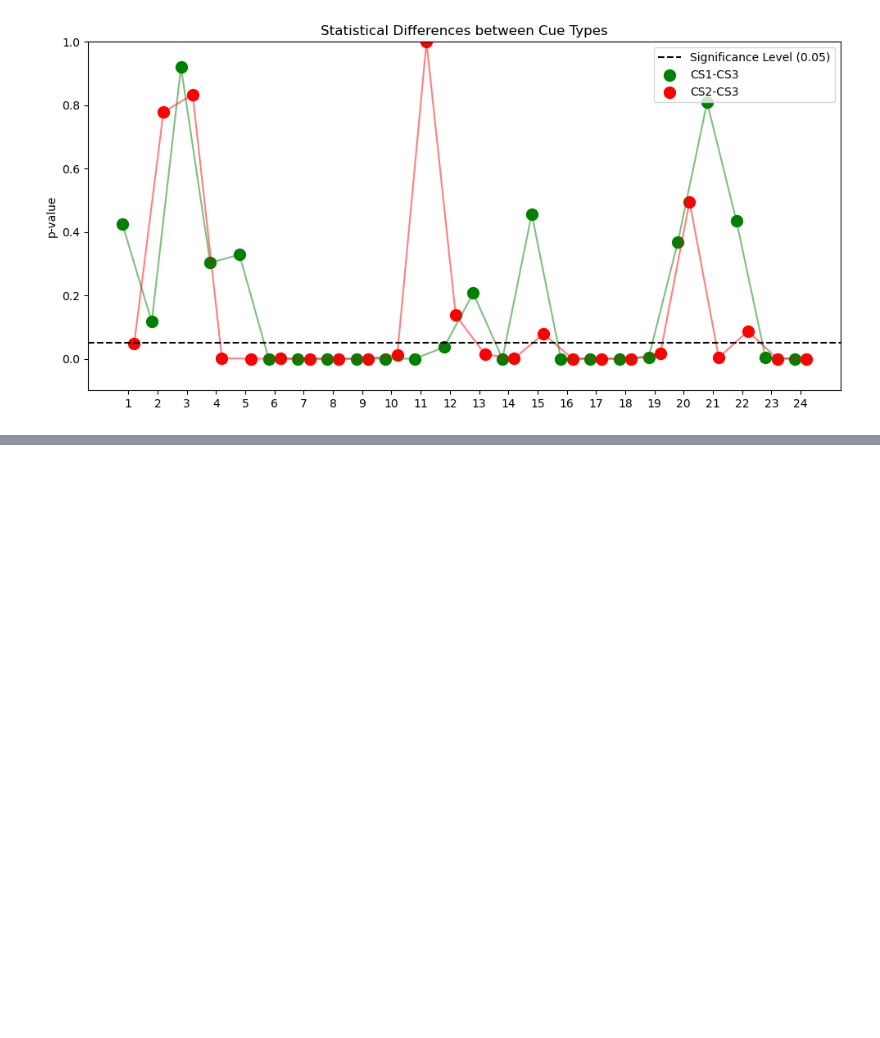
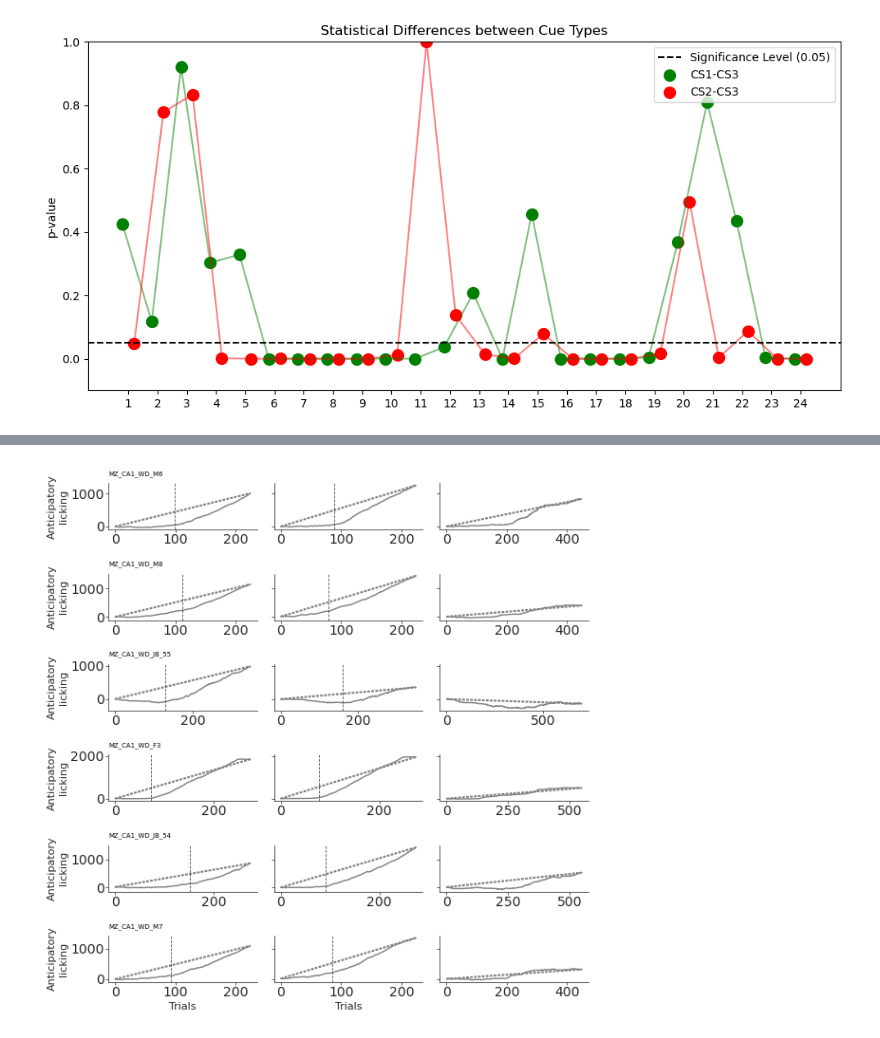
Before and after one commit to mkzhou00/s2p-analyzer, a Jupyter notebook: behavioral_data_analyzer.ipynb, the cells around one changed output, grey strips where cells are left out. Cells and saved outputs as stored; diff of their text form; code cells hidden in the pictures; blank space fills up the shorter version.

```diff
--- a/behavioral_data_analyzer.ipynb
+++ b/behavioral_data_analyzer.ipynb
@@ -347,0 +407,11 @@ fig_learning_evolution = plot_evolution_over_learning(sessiondata, cue_types, nu
+# %%
+changepoint_threshold = 0.95
+abruptness, learnedtrial, meanslope = get_changepoint_params(cumdata, cue_types, changepoint_threshold)
+fig_ind_animals = plot_individual_animal_cumlick(
+    cumdata, learnedtrial, cue_types, colors)
+# plt.close(fig_ind_animals)
+fig_ind_animals.savefig(
+    os.path.join(result_dir, "individual_animal_cumlick.eps"), format="eps"
+)
+# %% [output]
+[figure, added]
```
Also changed, not shown: parts of 13 cells of this notebook, 5 other files.
